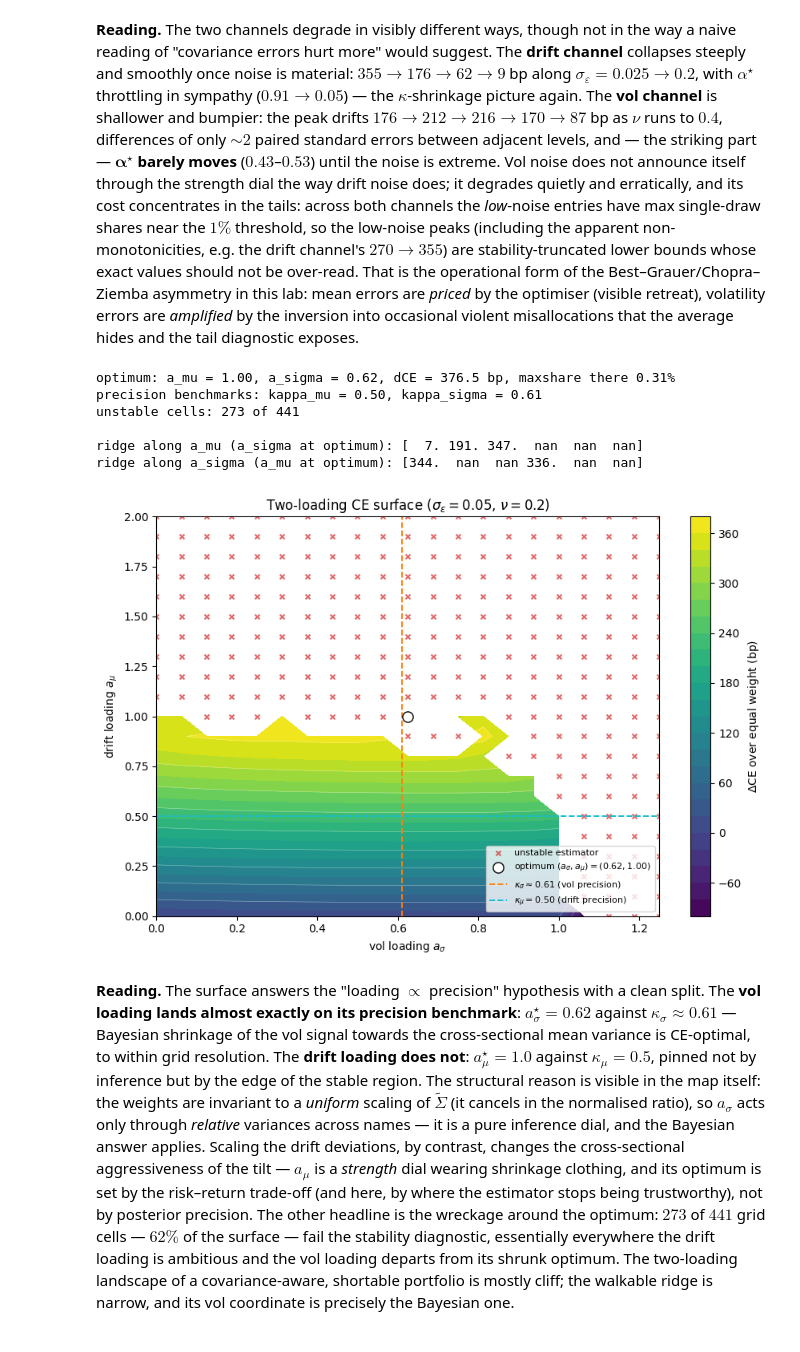
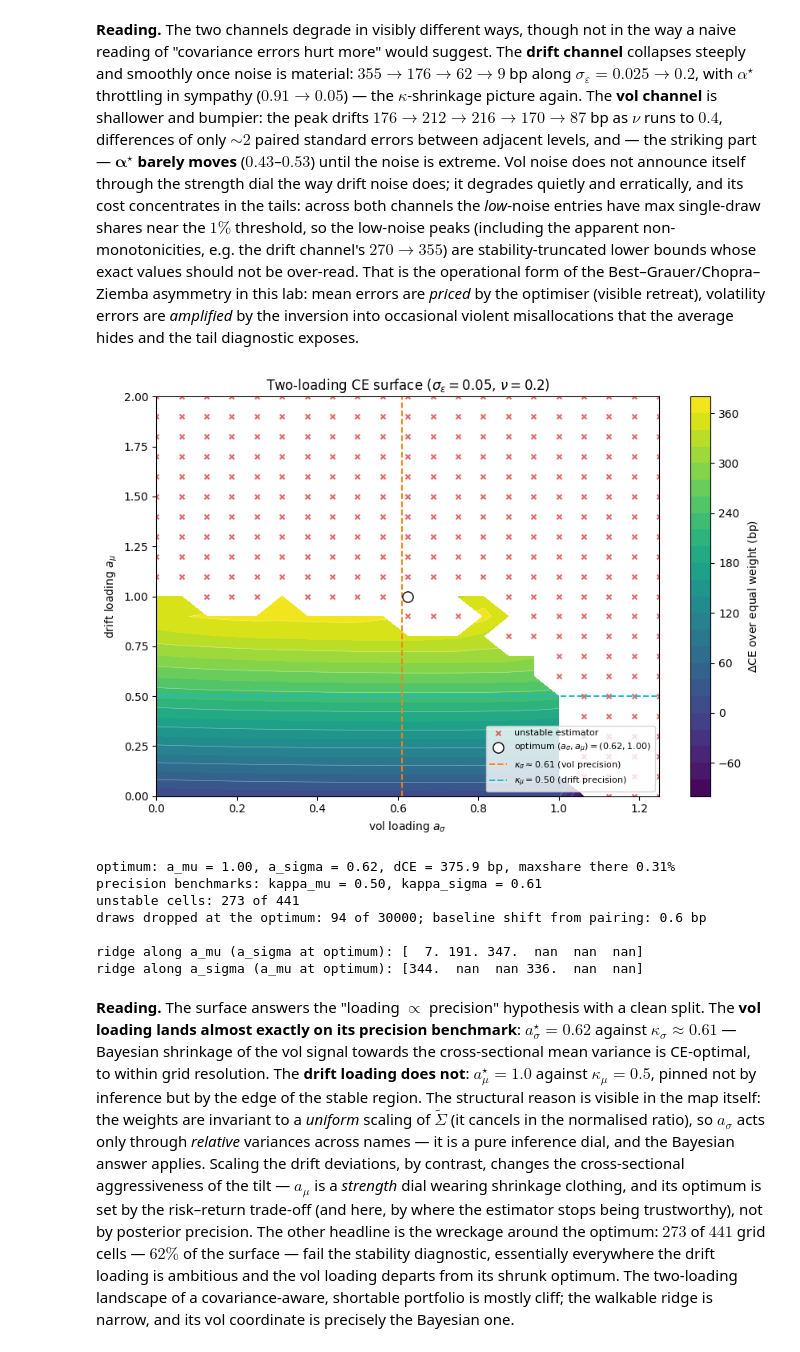
Before and after one commit to buffettlaw/COMP0077_Signal_Strength_in_Portfolio_Construction, a Jupyter notebook: combination_simulation.ipynb, the cells around one changed output. Saved outputs shown, nothing was run; the diff lists cells and outputs as text; code cells hidden in the pictures.

Commit message:
Relabelling the Experiments

```diff
--- a/combination_simulation.ipynb
+++ b/combination_simulation.ipynb
@@ -381,14 +381,14 @@ $$
 $$
 and maps the CE surface over $(a_\mu, a_\sigma)$, testing the "loading $\propto$ precision" hypothesis: the Bayesian loadings would be $\kappa_\mu = \sigma_\mu^2/(\sigma_\mu^2+\sigma_\varepsilon^2)$ and, on the log-vol scale, $\kappa_\sigma \approx d^2/(d^2+\nu^2)$ with $d = \sigma_\sigma/\bar\sigma$ the dispersion of $\ln\sigma_i$.
 # %%
-# ---- Experiment 4.3 setup: heterogeneous vols and a vol-tracking signal ----
+# ---- Experiment 3.6 setup: heterogeneous vols and a vol-tracking signal ----
 rng_vol   = np.random.default_rng(4343)
 sigma_bar, sigma_sig = 0.20, 0.05
 sig_i = np.clip(sigma_bar + sigma_sig * rng_vol.standard_normal((n_sims, N)), 0.05, None)
 eta0  = rng_vol.standard_normal((n_sims, N))          # standardised vol-signal noise
 R_het = np.exp((mu - 0.5 * sig_i**2) * dt + sig_i * np.sqrt(dt) * phi) - 1.0   # same mu, phi (CRN)
 
-def sweep_43(s_l, sighat, grid=alpha_grid):
+def sweep_36(s_l, sighat, grid=alpha_grid):
     Vinv = 1.0 / sighat**2
     num  = s_l * Vinv                                   # diag Sigma: elementwise
     ns   = num.sum(axis=1)
@@ -411,16 +411,16 @@ def sweep_43(s_l, sighat, grid=alpha_grid):
     return CE, MSH, int((~mask).sum()), a_s, kk, se_d
 
 # part (i): vol-noise sweep (drift noise at baseline) vs drift-noise control (vol known)
-s43 = mu + sigma_eps_base * eps0
+s36 = mu + sigma_eps_base * eps0
 nu_levels = [0.0, 0.05, 0.10, 0.20, 0.40]
 se_levels_ctrl = [0.0, 0.025, 0.05, 0.10, 0.20]
 
 res_vol, res_drift = {}, {}
 for nu in nu_levels:
     sighat = sig_i * np.exp(nu * eta0 - 0.5 * nu**2)
-    res_vol[nu] = sweep_43(s43, sighat)
+    res_vol[nu] = sweep_36(s36, sighat)
 for se in se_levels_ctrl:
-    res_drift[se] = sweep_43(mu + se * eps0, sig_i)
+    res_drift[se] = sweep_36(mu + se * eps0, sig_i)
 
 fig, axes = plt.subplots(1, 2, figsize=(13, 5))
 for ax, res, xlab, ttl, col in [
@@ -464,73 +464,82 @@ for se in se_levels_ctrl:
 **Reading.** The two channels degrade in visibly different ways, though not in the way a naive reading of "covariance errors hurt more" would suggest. The **drift channel** collapses steeply and smoothly once noise is material: $355 \to 176 \to 62 \to 9$ bp along $\sigma_\varepsilon = 0.025 \to 0.2$, with $\alpha^\star$ throttling in sympathy ($0.91 \to 0.05$) — the $\kappa$-shrinkage picture again. The **vol channel** is shallower and bumpier: the peak drifts $176 \to 212 \to 216 \to 170 \to 87$ bp as $\nu$ runs to $0.4$, differences of only $\sim 2$ paired standard errors between adjacent levels, and — the striking part — $\boldsymbol{\alpha^\star}$ **barely moves** ($0.43$–$0.53$) until the noise is extreme. Vol noise does not announce itself through the strength dial the way drift noise does; it degrades quietly and erratically, and its cost concentrates in the tails: across both channels the *low*-noise entries have max single-draw shares near the $1\%$ threshold, so the low-noise peaks (including the apparent non-monotonicities, e.g. the drift channel's $270 \to 355$) are stability-truncated lower bounds whose exact values should not be over-read. That is the operational form of the Best–Grauer/Chopra–Ziemba asymmetry in this lab: mean errors are *priced* by the optimiser (visible retreat), volatility errors are *amplified* by the inversion into occasional violent misallocations that the average hides and the tail diagnostic exposes.
 # %%
 # ---- part (ii): the two-loading experiment ----
-nu_43   = 0.20                                   # vol-signal noise for the surface
-sighat  = sig_i * np.exp(nu_43 * eta0 - 0.5 * nu_43**2)
+nu_36   = 0.20                                   # vol-signal noise for the surface
+sighat  = sig_i * np.exp(nu_36 * eta0 - 0.5 * nu_36**2)
 var_bar = sigma_bar**2 + sigma_sig**2            # cross-sectional mean of sigma_i^2
 
 amu_grid = np.linspace(0.0, 2.0, 21)             # drift loading (past 1: anti-shrinkage allowed)
 avol_grid = np.linspace(0.0, 1.25, 21)           # vol loading
 
 CEmat  = np.full((len(amu_grid), len(avol_grid)), np.nan)
+CE0mat = np.full_like(CEmat, np.nan)      # equal-weight baseline on each cell's own masked sample
 MSHmat = np.zeros_like(CEmat)
-ce0_het = ce_of(np.full((mask.sum() if False else n_sims, N), 1.0/N), R_het)   # equal weight, full sample
+DROPmat = np.zeros_like(CEmat)
 for i, am in enumerate(amu_grid):
-    shat = mu_bar + am * (s43 - mu_bar)
+    shat = mu_bar + am * (s36 - mu_bar)
     for j, av in enumerate(avol_grid):
         vtil = var_bar + av * (sighat**2 - var_bar)
         num  = shat / vtil
         ns   = num.sum(axis=1)
         m_ij = np.abs(ns) > 0.10 * np.median(np.abs(ns))
         w    = num[m_ij] / ns[m_ij, None]
+        R_ij = R_het[m_ij]
         with np.errstate(over='ignore'):
-            u = np.exp(-gamma * (w * R_het[m_ij]).sum(axis=1))
+            u = np.exp(-gamma * (w * R_ij).sum(axis=1))
         CEmat[i, j]  = -np.log(u.mean()) / gamma
+        # the mask varies from cell to cell, so the baseline is recomputed on the same
+        # draws: dCE is then a paired difference everywhere on the surface
+        CE0mat[i, j] = ce_of(np.full((int(m_ij.sum()), N), 1.0 / N), R_ij)
         MSHmat[i, j] = u.max() / u.sum()
+        DROPmat[i, j] = int((~m_ij).sum())
 
 stable = MSHmat < msh_max
-CEplot = np.where(stable, 1e4 * (CEmat - ce0_het), np.nan)
+CEplot = np.where(stable, 1e4 * (CEmat - CE0mat), np.nan)
 i_s, j_s = np.unravel_index(np.nanargmax(CEplot), CEplot.shape)
 amu_s, avol_s = amu_grid[i_s], avol_grid[j_s]
 
 kappa_mu  = sigma_mu**2 / (sigma_mu**2 + sigma_eps_base**2)
 d_logvol  = sigma_sig / sigma_bar
-kappa_vol = d_logvol**2 / (d_logvol**2 + nu_43**2)
+kappa_vol = d_logvol**2 / (d_logvol**2 + nu_36**2)
 
 fig, ax = plt.subplots(figsize=(8.8, 6))
 cf = ax.contourf(avol_grid, amu_grid, CEplot, levels=24, cmap='viridis')
 ax.contour(avol_grid, amu_grid, CEplot, levels=12, colors='white', linewidths=0.4, alpha=0.5)
 bad = np.where(~stable)
 ax.scatter(avol_grid[bad[1]], amu_grid[bad[0]], marker='x', color='tab:red', s=18,
            label=f'unstable estimator', alpha=0.7)
 ax.scatter([avol_s], [amu_s], color='white', edgecolor='black', s=90, zorder=6,
            label=fr'optimum $(a_\sigma, a_\mu) = ({avol_s:.2f}, {amu_s:.2f})$')
 ax.axvline(kappa_vol, color='tab:orange', ls='--', lw=1.4,
            label=fr'$\kappa_\sigma \approx {kappa_vol:.2f}$ (vol precision)')
 ax.axhline(kappa_mu, color='tab:cyan', ls='--', lw=1.4,
            label=fr'$\kappa_\mu = {kappa_mu:.2f}$ (drift precision)')
 plt.colorbar(cf, label=r'$\Delta$CE over equal weight (bp)')
 ax.set_xlabel(r'vol loading $a_\sigma$')
 ax.set_ylabel(r'drift loading $a_\mu$')
-ax.set_title(fr'Two-loading CE surface ($\sigma_\varepsilon={sigma_eps_base}$, $\nu={nu_43}$)')
+ax.set_title(fr'Two-loading CE surface ($\sigma_\varepsilon={sigma_eps_base}$, $\nu={nu_36}$)')
 ax.legend(fontsize=8, loc='lower right')
 plt.tight_layout(); plt.show()
 
 print(f"optimum: a_mu = {amu_s:.2f}, a_sigma = {avol_s:.2f}, "
       f"dCE = {CEplot[i_s, j_s]:.1f} bp, maxshare there {MSHmat[i_s, j_s]:.2%}")
 print(f"precision benchmarks: kappa_mu = {kappa_mu:.2f}, kappa_sigma = {kappa_vol:.2f}")
 print(f"unstable cells: {(~stable).sum()} of {stable.size}")
+print(f"draws dropped at the optimum: {DROPmat[i_s, j_s]:.0f} of {n_sims}; "
+      f"baseline shift from pairing: {1e4*(CE0mat[i_s, j_s] - ce_of(np.full((n_sims, N), 1.0/N), R_het)):.1f} bp")
 print("\nridge along a_mu (a_sigma at optimum):",
       np.array2string(CEplot[:, j_s][::4], precision=0, suppress_small=True))
 print("ridge along a_sigma (a_mu at optimum):",
       np.array2string(CEplot[i_s, :][::4], precision=0, suppress_small=True))
 # %% [output]
+[figure]
-optimum: a_mu = 1.00, a_sigma = 0.62, dCE = 376.5 bp, maxshare there 0.31%
+optimum: a_mu = 1.00, a_sigma = 0.62, dCE = 375.9 bp, maxshare there 0.31%
 precision benchmarks: kappa_mu = 0.50, kappa_sigma = 0.61
 unstable cells: 273 of 441
+draws dropped at the optimum: 94 of 30000; baseline shift from pairing: 0.6 bp
 
 ridge along a_mu (a_sigma at optimum): [  7. 191. 347.  nan  nan  nan]
 ridge along a_sigma (a_mu at optimum): [344.  nan  nan 336.  nan  nan]
-[figure]
 # %% [markdown]
 **Reading.** The surface answers the "loading $\propto$ precision" hypothesis with a clean split. The **vol loading lands almost exactly on its precision benchmark**: $a_\sigma^\star = 0.62$ against $\kappa_\sigma \approx 0.61$ — Bayesian shrinkage of the vol signal towards the cross-sectional mean variance is CE-optimal, to within grid resolution. The **drift loading does not**: $a_\mu^\star = 1.0$ against $\kappa_\mu = 0.5$, pinned not by inference but by the edge of the stable region. The structural reason is visible in the map itself: the weights are invariant to a *uniform* scaling of $\tilde\Sigma$ (it cancels in the normalised ratio), so $a_\sigma$ acts only through *relative* variances across names — it is a pure inference dial, and the Bayesian answer applies. Scaling the drift deviations, by contrast, changes the cross-sectional aggressiveness of the tilt — $a_\mu$ is a *strength* dial wearing shrinkage clothing, and its optimum is set by the risk–return trade-off (and here, by where the estimator stops being trustworthy), not by posterior precision. The other headline is the wreckage around the optimum: $273$ of $441$ grid cells — $62\%$ of the surface — fail the stability diagnostic, essentially everywhere the drift loading is ambitious and the vol loading departs from its shrunk optimum. The two-loading landscape of a covariance-aware, shortable portfolio is mostly cliff; the walkable ridge is narrow, and its vol coordinate is precisely the Bayesian one.
 # %% [markdown]
```
Also changed, not shown: parts of 13 cells of this notebook.
